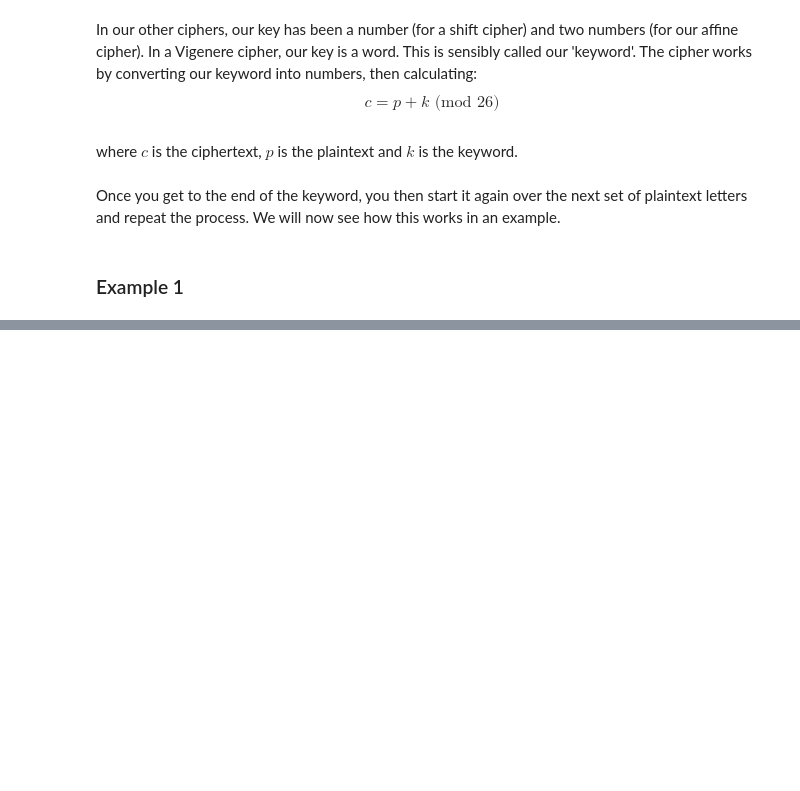
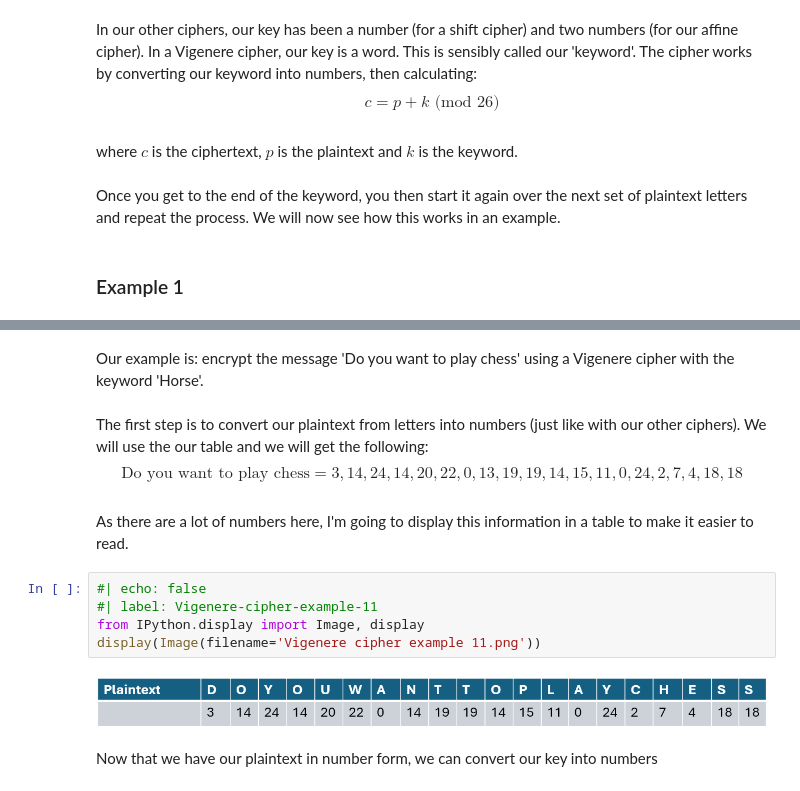
Before and after one commit to PeterG175/Cryptography, a Jupyter notebook: Lesson 4.ipynb, the cells around one changed output, grey strips where cells are left out. Saved outputs shown, nothing was run; the diff lists cells and outputs as text; blank space fills up the shorter version.

```diff
--- a/Lesson 4.ipynb
+++ b/Lesson 4.ipynb
@@ -20,0 +30,15 @@ Once you get to the end of the keyword, you then start it again over the next se
+# %% [markdown]
+Our example is: encrypt the message 'Do you want to play chess' using a Vigenere cipher with the keyword 'Horse'.
+# %% [markdown]
+The first step is to convert our plaintext from letters into numbers (just like with our other ciphers). We will use the our table and we will get the following: $$\text{Do you want to play chess} = 3,14,24,14,20,22,0,13,19,19,14,15,11,0,24,2,7,4,18,18$$
+# %% [markdown]
+As there are a lot of numbers here, I'm going to display this information in a table to make it easier to read.
+# %%
+#| echo: false
+#| label: Vigenere-cipher-example-11
+from IPython.display import Image, display
+display(Image(filename='Vigenere cipher example 11.png'))
+# %% [output]
+[figure, added]
+# %% [markdown]
+Now that we have our plaintext in number form, we can convert our key into numbers
```
Also changed, not shown: parts of 2 cells of this notebook, 7 other files.
